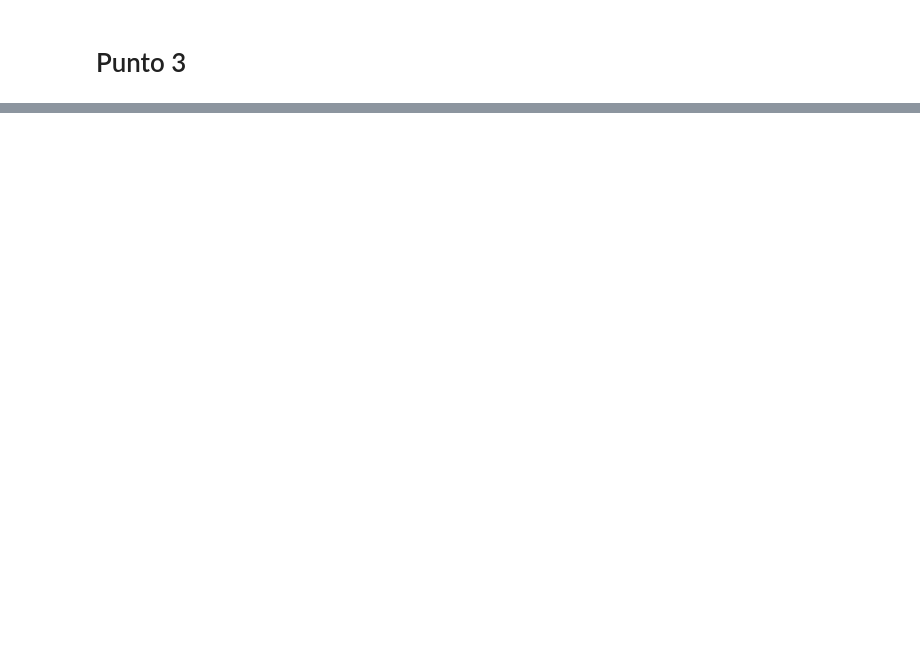
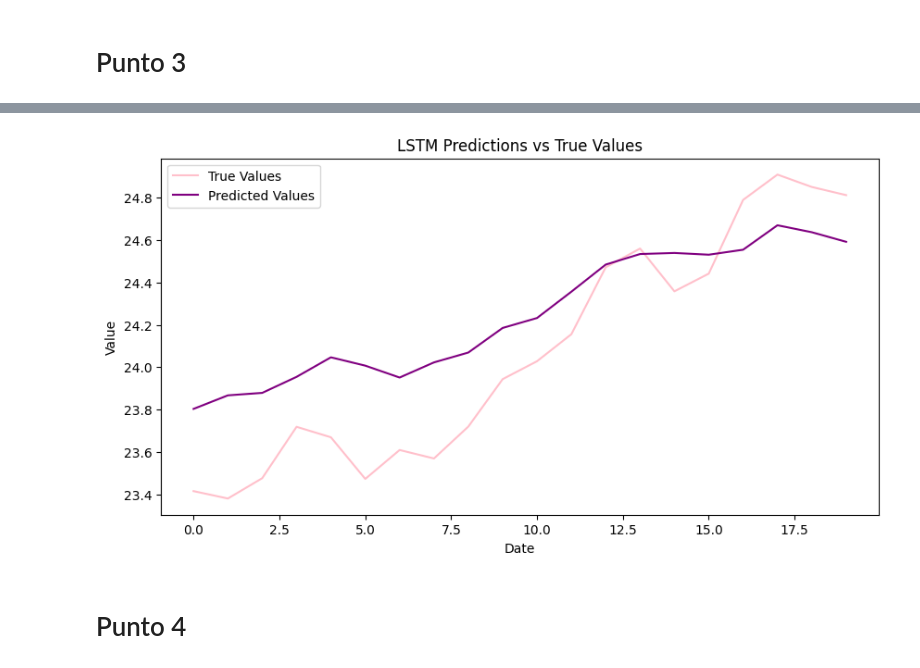
Before and after one commit to Vovleras/Taller3NunezVolveras, a Jupyter notebook: red.ipynb, the cells around one changed output, grey strips where cells are left out. Drawn from its saved outputs; the diff is of its cells as text; code cells hidden in the pictures; blank space fills up the shorter version.

Commit message:
update base punto 3 y 4

```diff
--- a/red.ipynb
+++ b/red.ipynb
@@ -270,0 +306,8 @@ plt.show()
+# %%
+# Extraer valores verdaderos del test dataset
+y_true = np.concatenate([y for x, y in test_dataset], axis=0)
+# Predicciones
+predictions1 = model1.predict(test_dataset)
+# Graficar
+graph_prediction(y_true, predictions1)
+# %% [output]
@@ -270,0 +315,3 @@ plt.show()
+[figure, added]
+# %% [markdown]
+# Punto 4
```
Also changed, not shown: parts of 15 cells of this notebook, 3 other files.
